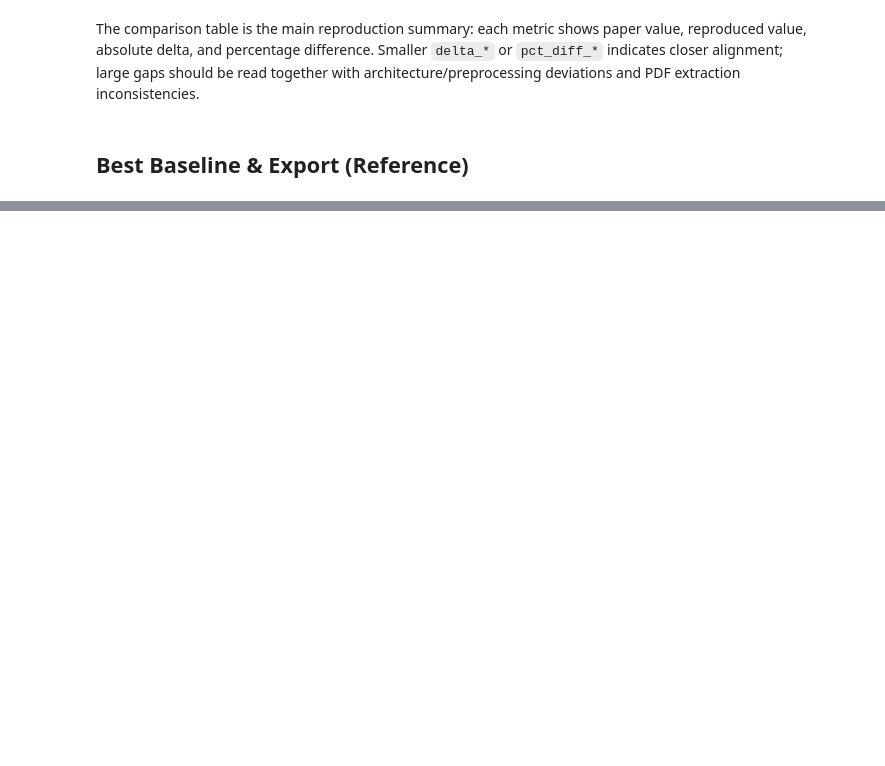
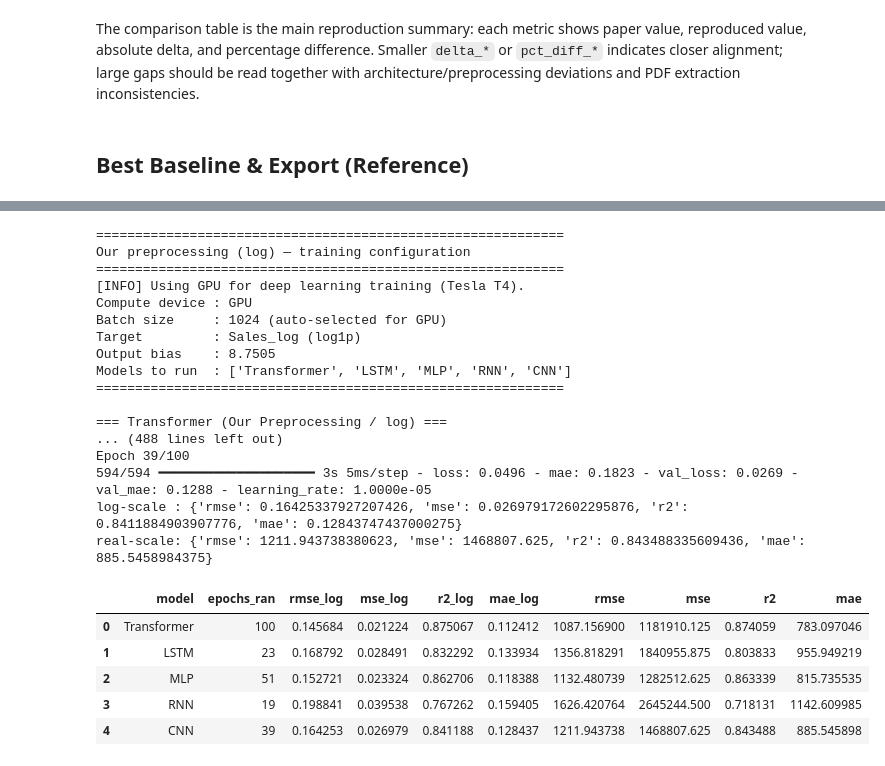
Before and after one commit to wahyuramadhandotcom/A-Hybrid-forecasting-model, a Jupyter notebook: notebooks/diamantini_2024_rossmann.ipynb, the cells around one changed output, grey strips where cells are left out. Drawn from its saved outputs; the diff is of its cells as text; code cells hidden in the pictures; blank space fills up the shorter version.

```diff
--- a/notebooks/diamantini_2024_rossmann.ipynb
+++ b/notebooks/diamantini_2024_rossmann.ipynb
@@ -141,8 +217,12 @@ Mixed precision    : <DTypePolicy "float32">
 ============================================================
 All imports successful.
 # %%
-# Rossmann dataset location
-DATA_DIR = PROJECT_ROOT / 'data' / 'raw' / 'rossmann'
+# Rossmann dataset location (follows USE_GOOGLE_COLAB)
+if USE_GOOGLE_COLAB:
+    DATA_DIR = COLAB_DATA_DIR if COLAB_DATA_DIR is not None else Path(COLAB_ROSSMANN_DIR)
+else:
+    DATA_DIR = PROJECT_ROOT / 'data' / 'raw' / 'rossmann'
+
 TRAIN_PATH = DATA_DIR / 'train.csv'
 STORE_PATH = DATA_DIR / 'store.csv'
 
@@ -151,7 +231,8 @@ if not TRAIN_PATH.exists():
 if not STORE_PATH.exists():
     raise FileNotFoundError(f'store.csv not found: {STORE_PATH}')
 
-print(f'Data directory: {DATA_DIR}')
-print(f'Train path    : {TRAIN_PATH}')
-print(f'Store path    : {STORE_PATH}')
+print(f'Runtime mode   : {"Google Colab" if USE_GOOGLE_COLAB else "Local / JupyterHub"}')
+print(f'Data directory : {DATA_DIR}')
+print(f'Train path     : {TRAIN_PATH}')
+print(f'Store path     : {STORE_PATH}')
 # %% [output]
@@ -699,7 +855,7 @@ EPOCHS_OUR = 100
 BATCH_SIZE_OUR = 1024 if GPU_AVAILABLE else 256
 VALIDATION_SPLIT_OUR = 0.10
 PATIENCE_OUR = 12
-OUTPUT_BIAS_OUR = float(np.mean(y_train_our))
+OUTPUT_BIAS_OUR = float(np.mean(y_train_our))  # mean of Sales_log
 MODEL_LEARNING_RATES_OUR = {
     'Transformer': 1e-4,
     'LSTM': 3e-4,
@@ -712,7 +868,7 @@ X_train_seq_our = X_train_our[:, np.newaxis, :]
 X_test_seq_our = X_test_our[:, np.newaxis, :]
 
 print('=' * 60)
-print('Our preprocessing — training configuration')
+print('Our preprocessing (log) — training configuration')
 print('=' * 60)
 if GPU_AVAILABLE:
     print(f'[INFO] Using GPU for deep learning training ({DEVICE_NAME}).')
@@ -720,6 +876,7 @@ else:
     print('[WARN] GPU not available — falling back to CPU training.')
 print(f'Compute device : {COMPUTE_DEVICE}')
 print(f'Batch size     : {BATCH_SIZE_OUR} (auto-selected for {COMPUTE_DEVICE})')
+print(f'Target         : Sales_log (log1p)')
 print(f'Output bias    : {OUTPUT_BIAS_OUR:.4f}')
 print(f'Models to run  : {MODELS_TO_RUN_OUR}')
 print('=' * 60)
@@ -728,7 +885,7 @@ repro_rows_our = []
 histories_our = {}
 
 for model_name in MODELS_TO_RUN_OUR:
-    print(f'\n=== {model_name} (Our Preprocessing) ===')
+    print(f'\n=== {model_name} (Our Preprocessing / log) ===')
     print(f'Compute device : {COMPUTE_DEVICE} ({DEVICE_NAME})')
     print('Learning rate  :', MODEL_LEARNING_RATES_OUR[model_name])
     tf.keras.backend.clear_session()
@@ -738,38 +895,84 @@ for model_name in MODELS_TO_RUN_OUR:
         model = build_model(
             model_name,
             n_features=X_train_our.shape[1],
             learning_rate=MODEL_LEARNING_RATES_OUR[model_name],
             output_bias=OUTPUT_BIAS_OUR,
         )
 
     X_fit = X_train_our if model_name == 'MLP' else X_train_seq_our
     X_eval = X_test_our if model_name == 'MLP' else X_test_seq_our
 
     callbacks = [
         keras.callbacks.TerminateOnNaN(),
         keras.callbacks.EarlyStopping(monitor='val_loss', patience=PATIENCE_OUR, restore_best_weights=True),
         keras.callbacks.ReduceLROnPlateau(monitor='val_loss', factor=0.5, patience=3, min_lr=1e-5),
     ]
     history = model.fit(
         X_fit,
         y_train_our,
         epochs=EPOCHS_OUR,
         batch_size=BATCH_SIZE_OUR,
         validation_split=VALIDATION_SPLIT_OUR,
         shuffle=False,
         callbacks=callbacks,
         verbose=1,
     )
 
-    y_pred = model.predict(X_eval, batch_size=BATCH_SIZE_OUR, verbose=0).reshape(-1)
-    y_pred = np.nan_to_num(y_pred, nan=np.nanmean(y_train_our), posinf=np.nanmean(y_train_our), neginf=0.0)
-    metrics = compute_metrics(y_test_our, y_pred)
-    repro_rows_our.append({'model': model_name, 'epochs_ran': len(history.history['loss']), **metrics})
+    y_pred_log = model.predict(X_eval, batch_size=BATCH_SIZE_OUR, verbose=0).reshape(-1)
+    y_pred_log = np.nan_to_num(
+        y_pred_log,
+        nan=np.nanmean(y_train_our),
+        posinf=np.nanmean(y_train_our),
+        neginf=0.0,
+    )
+    y_pred_real = np.expm1(y_pred_log).astype(np.float32)
+    y_pred_real = np.nan_to_num(y_pred_real, nan=0.0, posinf=0.0, neginf=0.0)
+
+    metrics_log = compute_metrics(y_test_our, y_pred_log)
+    metrics_real = compute_metrics(y_test_our_real, y_pred_real)
+
+    repro_rows_our.append({
+        'model': model_name,
+        'epochs_ran': len(history.history['loss']),
+        'rmse_log': metrics_log['rmse'],
+        'mse_log': metrics_log['mse'],
+        'r2_log': metrics_log['r2'],
+        'mae_log': metrics_log['mae'],
+        'rmse': metrics_real['rmse'],
+        'mse': metrics_real['mse'],
+        'r2': metrics_real['r2'],
+        'mae': metrics_real['mae'],
+    })
     histories_our[model_name] = history.history
-    print(metrics)
+    print('log-scale :', metrics_log)
+    print('real-scale:', metrics_real)
 
 repro_df_our = pd.DataFrame(repro_rows_our)
 repro_df_our
+# %% [output]
+============================================================
+Our preprocessing (log) — training configuration
+============================================================
+[INFO] Using GPU for deep learning training (Tesla T4).
+Compute device : GPU
+Batch size     : 1024 (auto-selected for GPU)
+Target         : Sales_log (log1p)
+Output bias    : 8.7505
+Models to run  : ['Transformer', 'LSTM', 'MLP', 'RNN', 'CNN']
+============================================================
+
+=== Transformer (Our Preprocessing / log) ===
+... (488 lines left out)
+Epoch 39/100
+594/594 ━━━━━━━━━━━━━━━━━━━━ 3s 5ms/step - loss: 0.0496 - mae: 0.1823 - val_loss: 0.0269 - val_mae: 0.1288 - learning_rate: 1.0000e-05
+log-scale : {'rmse': 0.16425337927207426, 'mse': 0.026979172602295876, 'r2': 0.8411884903907776, 'mae': 0.12843747437000275}
+real-scale: {'rmse': 1211.943738380623, 'mse': 1468807.625, 'r2': 0.843488335609436, 'mae': 885.5458984375}
+|  | model | epochs_ran | rmse_log | mse_log | r2_log | mae_log | rmse | mse | r2 | mae |
+| 0 | Transformer | 100 | 0.145684 | 0.021224 | 0.875067 | 0.112412 | 1087.156900 | 1181910.125 | 0.874059 | 783.097046 |
+| 1 | LSTM | 23 | 0.168792 | 0.028491 | 0.832292 | 0.133934 | 1356.818291 | 1840955.875 | 0.803833 | 955.949219 |
+| 2 | MLP | 51 | 0.152721 | 0.023324 | 0.862706 | 0.118388 | 1132.480739 | 1282512.625 | 0.863339 | 815.735535 |
+| 3 | RNN | 19 | 0.198841 | 0.039538 | 0.767262 | 0.159405 | 1626.420764 | 2645244.500 | 0.718131 | 1142.609985 |
+| 4 | CNN | 39 | 0.164253 | 0.026979 | 0.841188 | 0.128437 | 1211.943738 | 1468807.625 | 0.843488 | 885.545898 |
 # %% [markdown]
 ## Our Results
 
```
Also changed, not shown: parts of 20 cells of this notebook.
